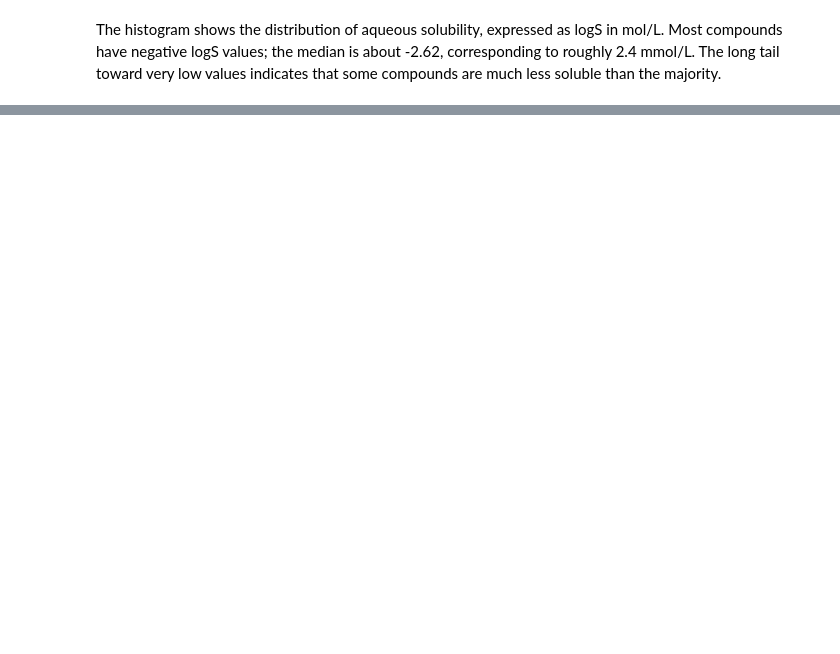
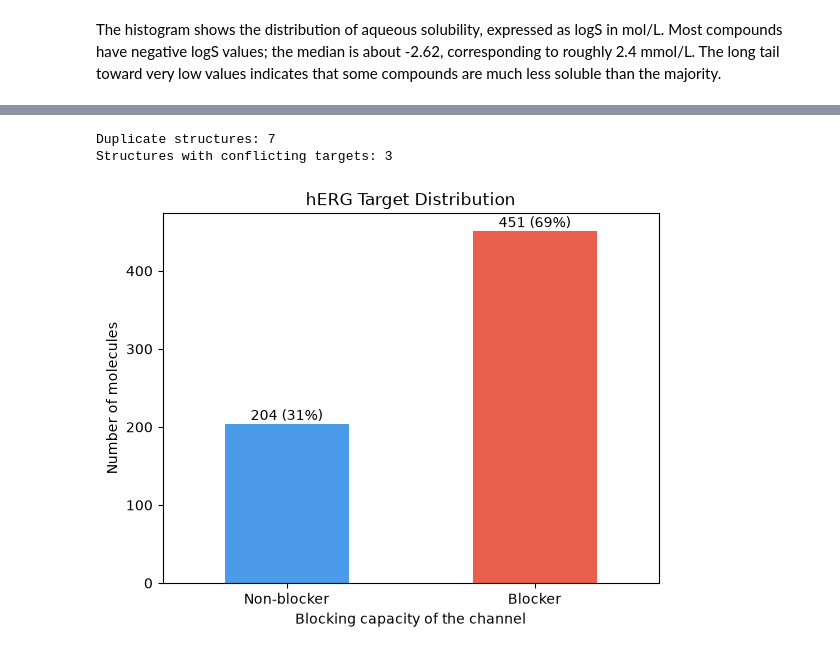
Before and after one commit to erinsoppelsa/Data-Project-for-Cheminformatics-class, a Jupyter notebook: notebooks/01_data_exploration.ipynb, the cells around one changed output, grey strips where cells are left out. Drawn from its saved outputs; the diff is of its cells as text; code cells hidden in the pictures; blank space fills up the shorter version.

```diff
--- a/notebooks/01_data_exploration.ipynb
+++ b/notebooks/01_data_exploration.ipynb
@@ -313,0 +330,15 @@ Rows remaining: 655
+# %%
+#Create a molecule column and check invalid SMILES
+
+# Convert SMILES into molecule objects
+df_clf['Molecule'] = df_clf[smiles_col].apply(
+    lambda x: Chem.MolFromSmiles(x) if isinstance(x, str) else None)
+
+# Count invalid SMILES
+invalid_smiles = df_clf['Molecule'].isna().sum()
+print("Invalid SMILES:", invalid_smiles)
+
+# Remove invalid SMILES
+df_clf = df_clf.dropna(subset=['Molecule']).copy()
+
+print("Rows after removing invalid SMILES:", len(df_clf))
@@ -313,0 +350,5 @@ Rows remaining: 655
+# %%
+# Apply the function to the dataset
+df_clf["Canonical_smiles"] = df_clf["SMILES"].apply(canonicalize_smiles)
+
+df_clf.head()
@@ -313,0 +364,35 @@ Rows remaining: 655
+# %%
+#Identify duplicates and conflicting targets
+
+# Count duplicate structures
+print("Duplicate structures:", df_clf['Canonical_smiles'].duplicated().sum())
+
+# Find structures with different target values
+target_counts = df_clf.groupby('Canonical_smiles')[target_col].nunique()
+
+conflicting_smiles = target_counts[target_counts > 1].index
+
+print("Structures with conflicting targets:", len(conflicting_smiles))
+# %% [output]
+Duplicate structures: 7
+Structures with conflicting targets: 3
+# %%
+#Plot the target distribution
+import matplotlib.pyplot as plt
+
+palette = {0.0: '#4C9BE8', 1.0: '#E8604C'}
+
+counts = df_clf[target_col].value_counts().sort_index()
+ax = counts.plot(kind='bar', color=[palette[0.0], palette[1.0]])
+
+# Show count and percentage above each bar
+for i, v in enumerate(counts):
+    ax.text(i, v + 5, f'{v} ({v/counts.sum():.0%})', ha='center')
+
+plt.xticks([0, 1], ['Non-blocker', 'Blocker'], rotation=0)
+plt.xlabel('Blocking capacity of the channel')
+plt.ylabel('Number of molecules')
+plt.title('hERG Target Distribution')
+plt.show()
+# %% [output]
+[figure, added]
```
Also changed, not shown: parts of 17 cells of this notebook, 13 other files.
